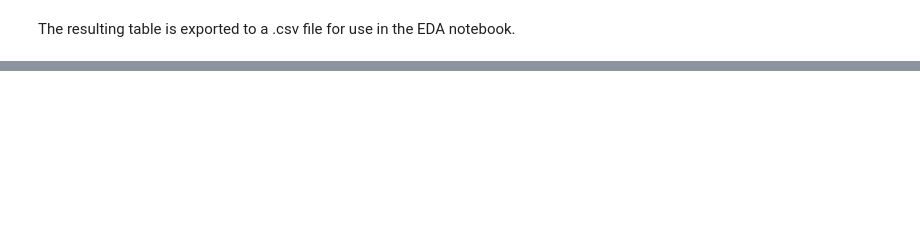
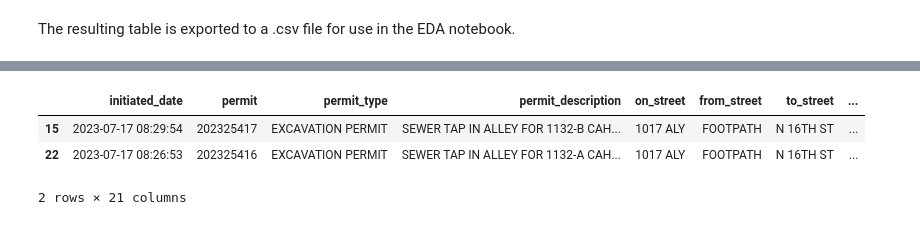
Before and after one commit to jchabinec/Making-Nashvilles-Streets-Safer, a Jupyter notebook: notebooks/get_data.ipynb, the cells around one changed output, grey strips where cells are left out. Saved outputs shown, nothing was run; the diff lists cells and outputs as text; code cells hidden in the pictures; blank space fills up the shorter version.

```diff
--- a/notebooks/get_data.ipynb
+++ b/notebooks/get_data.ipynb
@@ -160 +170,9 @@ memory usage: 4.9+ KB
+# %%
+row_permits = row_permits_raw[row_permits_raw['zip'].isin(['37206', '37216', '37115'])]
+row_permits
+# %% [output]
+|  | initiated_date | permit | permit_type | permit_description | on_street | from_street | to_street | ... |
+| 15 | 2023-07-17 08:29:54 | 202325417 | EXCAVATION PERMIT | SEWER TAP IN ALLEY FOR 1132-B CAH... | 1017 ALY | FOOTPATH | N 16TH ST | ... |
+| 22 | 2023-07-17 08:26:53 | 202325416 | EXCAVATION PERMIT | SEWER TAP IN ALLEY FOR 1132-A CAH... | 1017 ALY | FOOTPATH | N 16TH ST | ... |
+2 rows × 21 columns
 # %%
```
Also changed, not shown: parts of 20 cells of this notebook, 3 other files.
